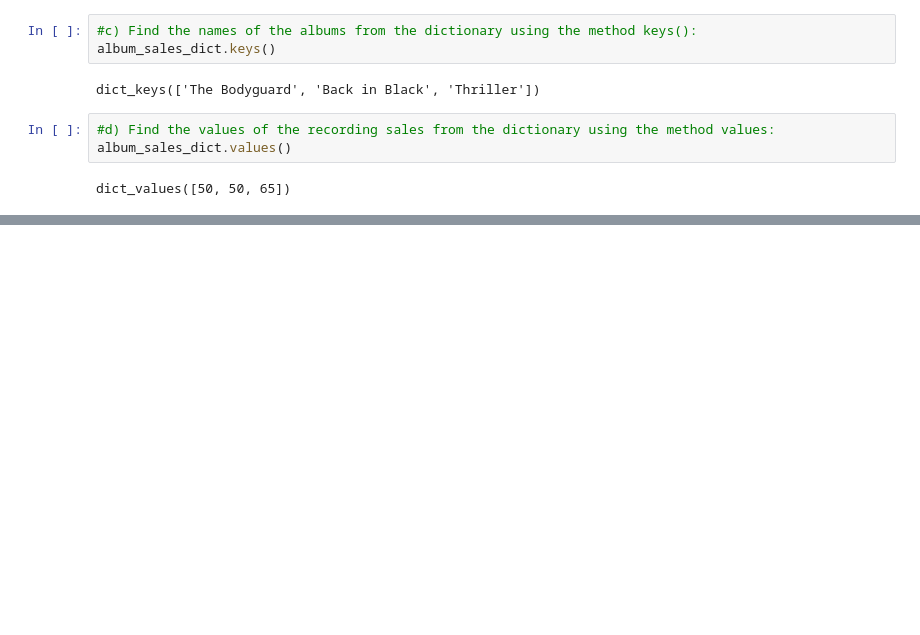
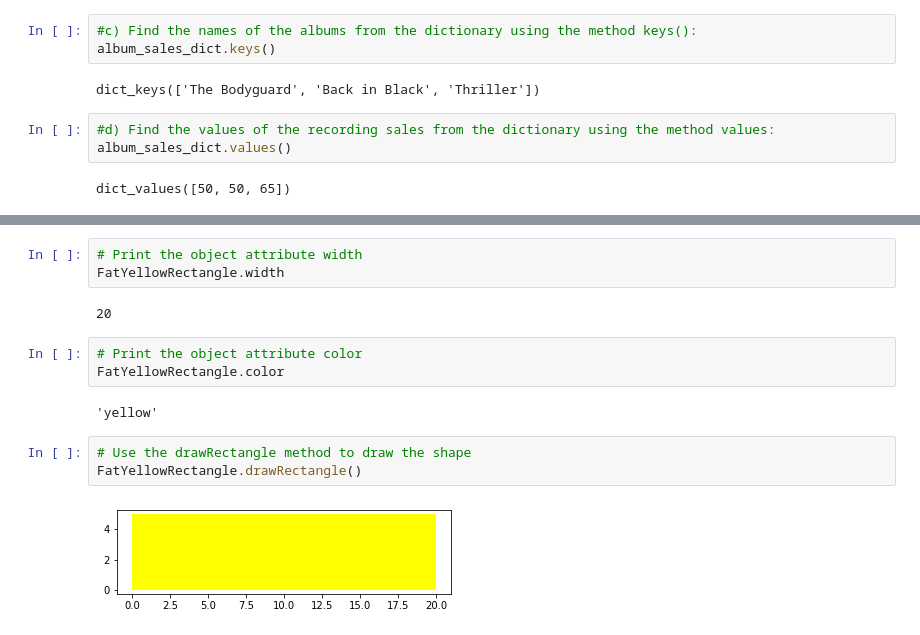
Before and after one commit to PosgradoMNA/actividades-de-aprendizaje-Alanave28, a Jupyter notebook: CursoIBMAlanFernandez_P2.ipynb, the cells around one changed output, grey strips where cells are left out. Saved outputs shown, nothing was run; the diff lists cells and outputs as text; blank space fills up the shorter version.

```diff
--- a/CursoIBMAlanFernandez_P2.ipynb
+++ b/CursoIBMAlanFernandez_P2.ipynb
@@ -802,0 +1842,15 @@ dict_values([50, 50, 65])
+# %%
+# Print the object attribute width
+FatYellowRectangle.width
+# %% [output]
+20
+# %%
+# Print the object attribute color
+FatYellowRectangle.color
+# %% [output]
+'yellow'
+# %%
+# Use the drawRectangle method to draw the shape
+FatYellowRectangle.drawRectangle()
+# %% [output]
+[figure, added]
```
Also changed, not shown: parts of 121 cells of this notebook.
